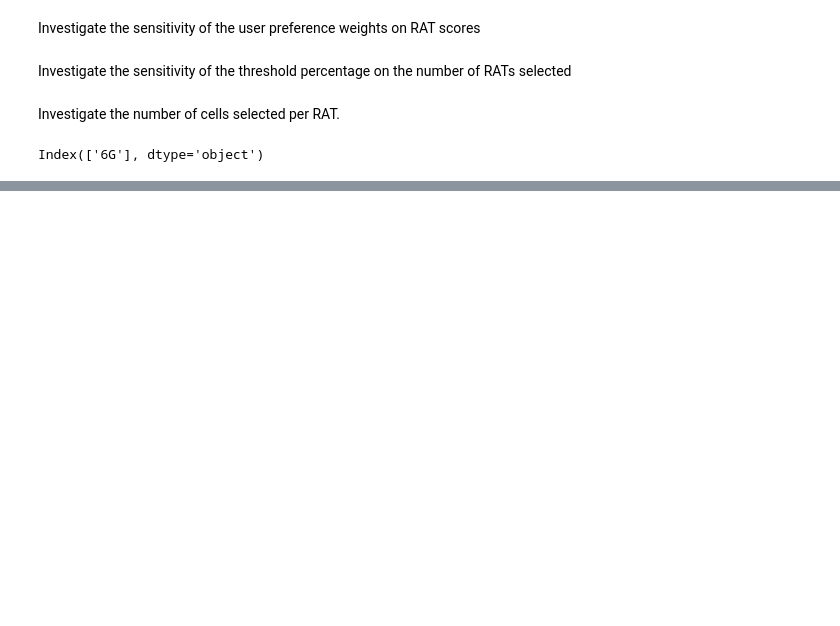
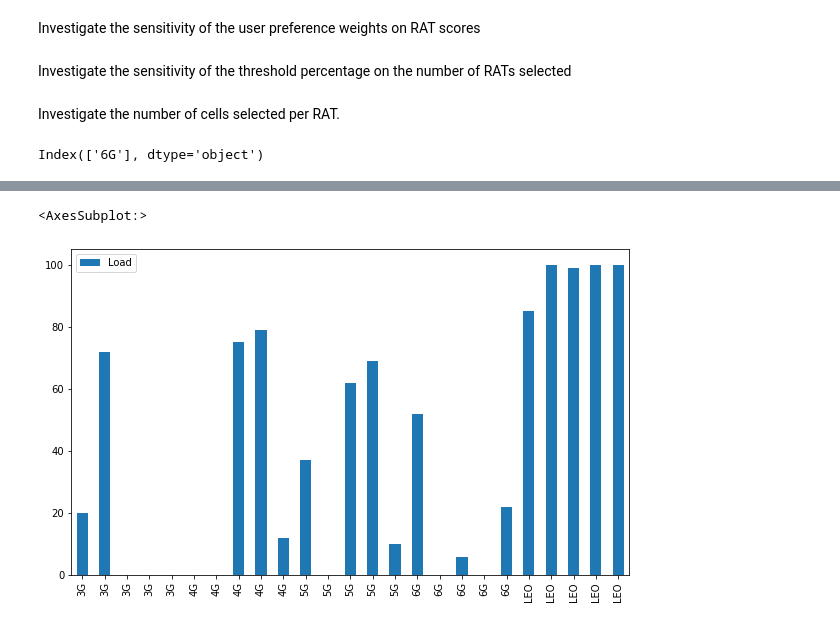
Before and after one commit to nkosinathintuli/hierarchical-NSA, a Jupyter notebook: hierarchical-nsa.ipynb, the cells around one changed output, grey strips where cells are left out. Cells and saved outputs as stored; diff of their text form; code cells hidden in the pictures; blank space fills up the shorter version.

```diff
--- a/hierarchical-nsa.ipynb
+++ b/hierarchical-nsa.ipynb
@@ -690,12 +696,13 @@ def random_SINR():
 # %%
 df = pd.read_csv(file_path+"/decision_matrix.csv",header = None)
 # number of AP/BSs per RAT
-M  = 10
-# AP/BSs capacity
+M  = 5
+# number of simultaneous connections per UE
 C = 10
 # number of users
 U = 100
-selected_RATs = RAT_filter(RAT_scores,0.5,RATs).columns
+
+selected_RATs = RAT_filter(RAT_scores,0.0,RATs).columns
 no_of_RATs = selected_RATs.size
 
 
@@ -705,38 +712,65 @@ APs = np.zeros((no_of_RATs, M, dm_ap.shape[1]))
 all_APs = np.zeros((no_of_RATs*M, dm_ap.shape[1]))
 RAT_AP = []
 cell_nos = np.ones(no_of_RATs*M, dtype=np.int64)
+cellIDs = []
+RATs_group = []
+# initial criteria values for the APs decision matrix
 
-# fill the APs matrix with APs for each selected RAT
 for i in range(no_of_RATs):
     rat = selected_RATs[i]
     selected_row = df[df.iloc[:, 0] == rat].iloc[0][7:].values.astype(np.float64)
-    RAT_AP += [rat] * 10
+    RAT_AP += [rat] * M
     for j in range(M):
         selected_row[2] = random_SINR() #
         APs[i, j] = selected_row
         all_APs[j+i*M] = selected_row
         cell_nos[j+i*M] = j+1
+        RATs_group.append(rat)
+        cellIDs.append(f'AP{j+1}')
 
 
-#print(all_APs)
+users_per_RAT = {rat: 0 for rat in selected_RATs}
 
 
 
-normal_ap = minmax_normalize(all_APs, criteria_types[6:])
-weights = critic_weighting(all_APs)
-AP_scores = calculate_saw_scores(normal_ap,weights)
-#normal_ap
+for i in range(U):
+    normal_ap = minmax_normalize(all_APs, criteria_types[6:])
+    weights = critic_weighting(all_APs)
+    AP_scores = calculate_saw_scores(normal_ap,weights)
 
-#all_APs.max(axis=0)
+    df = pd.DataFrame(list(zip(cell_nos,AP_scores)),index=RAT_AP)
+    AP_rankings = df.sort_values(by=1, ascending=False)
 
-weights
-# # Create a dictionary to store the number of APs/BSs per RAT
+    # updating the load criteria on the AP matrix after selection
+    for j in range(C): # top C AP are selected
+        rat = AP_rankings.iloc[j].name
+        rat_index = np.where(selected_RATs == rat)[0][0]
+        ap_index = AP_rankings.iloc[j].values[0].astype(np.int64) - 1
+
+        #update the load criteria
+        all_APs[ap_index + rat_index*M][0] += 1
+        users_per_RAT[rat] += 1
+
+
+
+
+# normal_ap = minmax_normalize(all_APs, criteria_types[6:])
+# weights = critic_weighting(all_APs)
+# AP_scores = calculate_saw_scores(normal_ap,weights)
+
+# Create a dictionary to store the number of users per RAT
+
 # APs_per_RAT = {rat: 10 for rat in selected_RATs}
 # APs_per_RAT
 
-AP_scores
-RAT_AP
+# print(AP_rankings)
 
-df = pd.DataFrame(list(zip(cell_nos,AP_scores)),index=RAT_AP, )
-df.sort_values(by=1, ascending=False)
+
+df_updated = pd.DataFrame(cellIDs, columns = ['AP'],index= RATs_group)
+df_updated['Load'] = all_APs[:,0].astype(np.int64)
+
+
+df_loadperRAT = pd.DataFrame(users_per_RAT, index=['Load']).T
+df_loadperRAT
+df_updated.plot(kind='bar', figsize=(10, 6))
 # %% [output]
@@ -759,0 +777,2 @@ df.sort_values(by=1, ascending=False)
+<AxesSubplot:>
+[figure, added]
```
Also changed, not shown: parts of 2 cells of this notebook, 1 other file.
